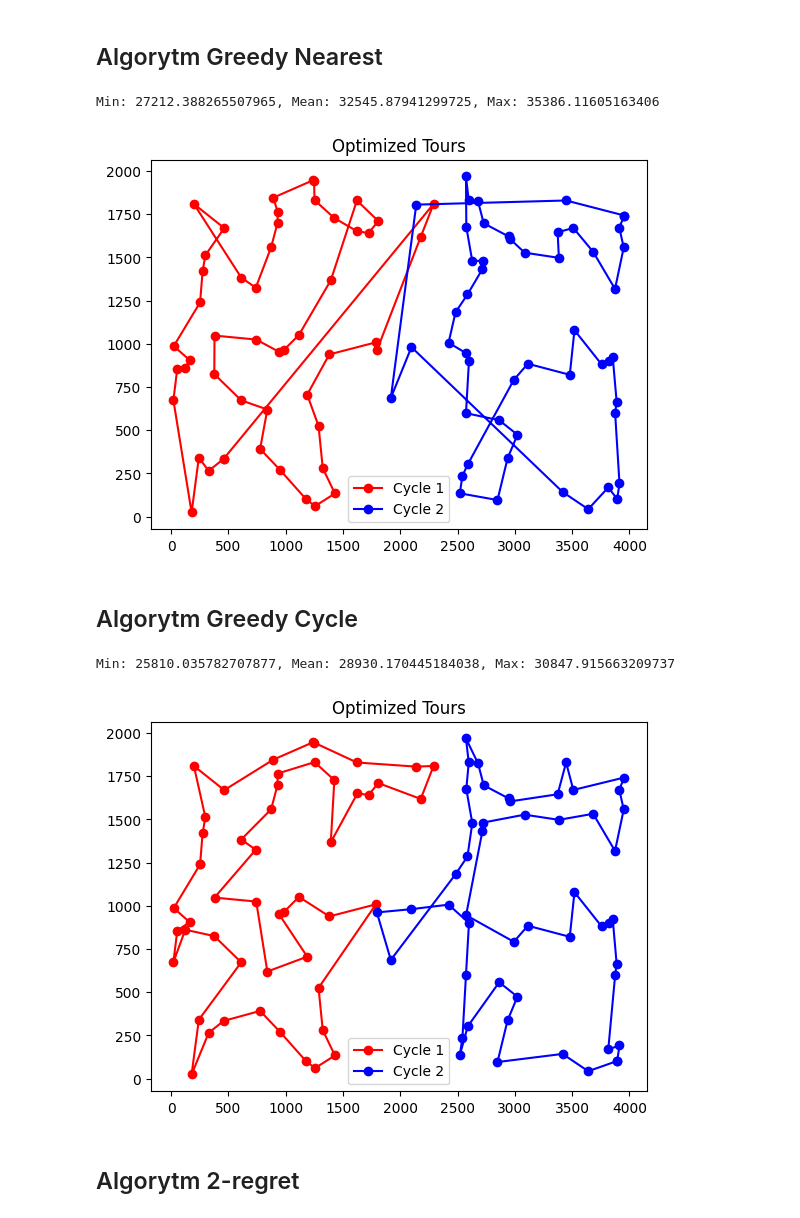
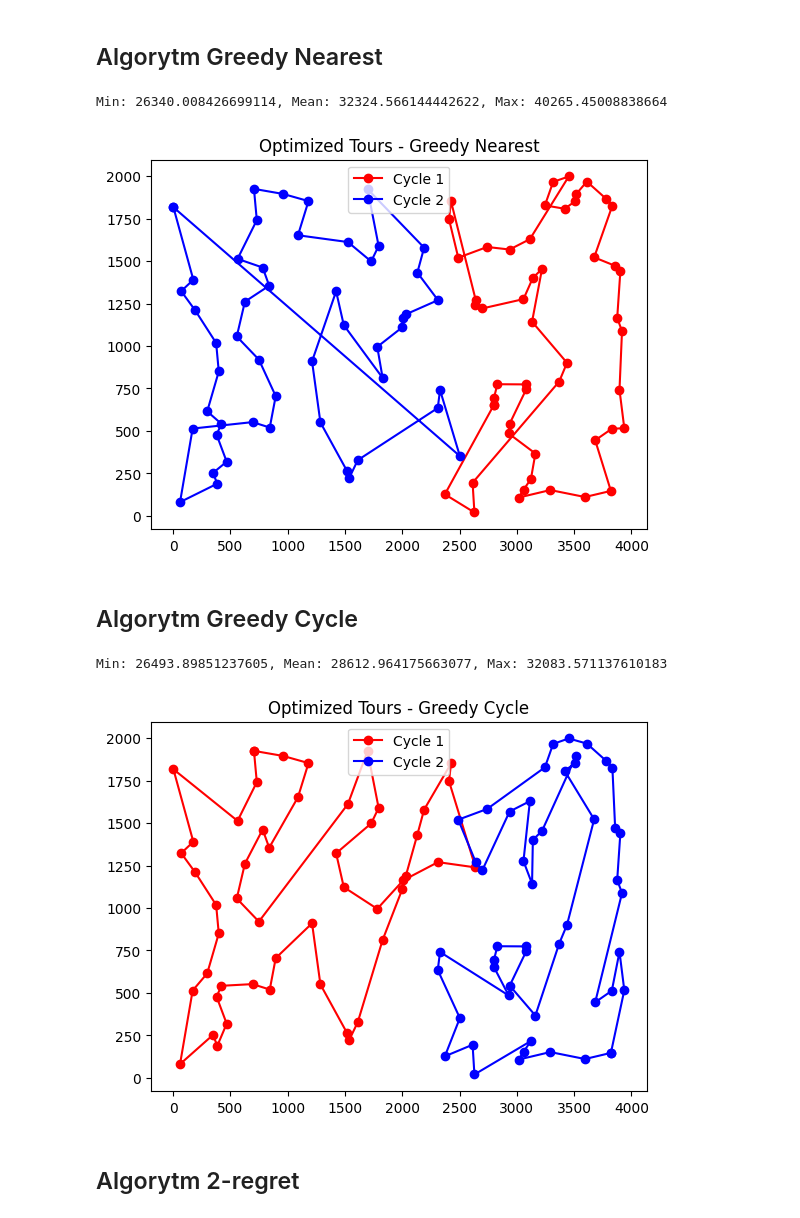
Before and after one commit to maciejm2517/imo-lab1, a Jupyter notebook: imo_1.ipynb, the cells around one changed output. Cells and saved outputs as stored; diff of their text form; code cells hidden in the pictures.

Commit message:
plots titles

```diff
--- a/imo_1.ipynb
+++ b/imo_1.ipynb
@@ -14,13 +14,13 @@ def pairwise_distances(points):
     return dist_matrix
 # %%
 # Load data from CSV file
-data = pd.read_csv('kroa.csv', sep=' ')
+data = pd.read_csv('krob.csv', sep=' ')
 positions = np.array([data['x'], data['y']]).T
 
 def calc_tour_length(cities, tour):
     return sum([cities[tour[i]][tour[i+1]] for i in range(len(tour)-1)])+cities[tour[0]][tour[-1]]
 
-def plot_optimized_tours(positions, cycle1, cycle2):
+def plot_optimized_tours(positions, cycle1, cycle2, method):
     # Ensure the cycles start and end at the same city to form closed loops
     cycle1.append(cycle1[0])
     cycle2.append(cycle2[0])
@@ -31,7 +31,7 @@ def plot_optimized_tours(positions, cycle1, cycle2):
 
     # Add legend and title
     plt.legend()
-    plt.title('Optimized Tours')
+    plt.title('Optimized Tours - '+method)
     plt.show()
 # %% [markdown]
 ## Algorytm Greedy Nearest
@@ -55,36 +55,36 @@ def create_alternate_cycles(cities, start_idx):
         distances1 = [cities[current_city][j] for j in unvisited]
         closest_city1 = unvisited.pop(np.argmin(distances1))
         tour1.append(closest_city1)
 
         if unvisited:
             current_city = tour2[-1]
 
             # Calculate distances to unvisited cities
             distances2 = [cities[current_city][j] for j in unvisited]
             closest_city2 = unvisited.pop(np.argmin(distances2))
             tour2.append(closest_city2)
 
     return tour1, tour2
 
 # Create two separate cycles without lines crossing
 distance_matrix = pairwise_distances(positions)
 
 # cycle1, cycle2 = create_alternate_cycles(distance_matrix)
 runs = []
 for i in range(100):
     cycle1, cycle2 = create_alternate_cycles(distance_matrix, i)
     l = calc_tour_length(distance_matrix, cycle1) + calc_tour_length(distance_matrix, cycle2)
     runs.append((l, cycle1, cycle2))
 
 l = [r[0] for r in runs]
 best = runs[np.argmin(l)]
 print(f'Min: {np.min(l)}, Mean: {np.mean(l)}, Max: {np.max(l)}')
 cycle1, cycle2 = best[1], best[2]
 # Plot the optimized tours
-plot_optimized_tours(positions, cycle1, cycle2)
+plot_optimized_tours(positions, cycle1, cycle2, 'Greedy Nearest')
 # %% [output]
-Min: 27212.388265507965, Mean: 32545.87941299725, Max: 35386.11605163406
+Min: 26340.008426699114, Mean: 32324.566144442622, Max: 40265.45008838664
-[figure, old version]
+[figure, new version]
 # %% [markdown]
 ## Algorytm Greedy Cycle
 # %%
@@ -197,10 +197,10 @@ best = runs[np.argmin(l)]
 print(f'Min: {np.min(l)}, Mean: {np.mean(l)}, Max: {np.max(l)}')
 cycle1, cycle2 = best[1], best[2]
 # Plot the optimized tours
-plot_optimized_tours(positions, cycle1, cycle2)
+plot_optimized_tours(positions, cycle1, cycle2, 'Greedy Cycle')
 # %% [output]
-Min: 25810.035782707877, Mean: 28930.170445184038, Max: 30847.915663209737
+Min: 26493.89851237605, Mean: 28612.964175663077, Max: 32083.571137610183
-[figure, old version]
+[figure, new version]
 # %% [markdown]
 ## Algorytm 2-regret
 # %%
```
Also changed, not shown: parts of 1 cell of this notebook.
